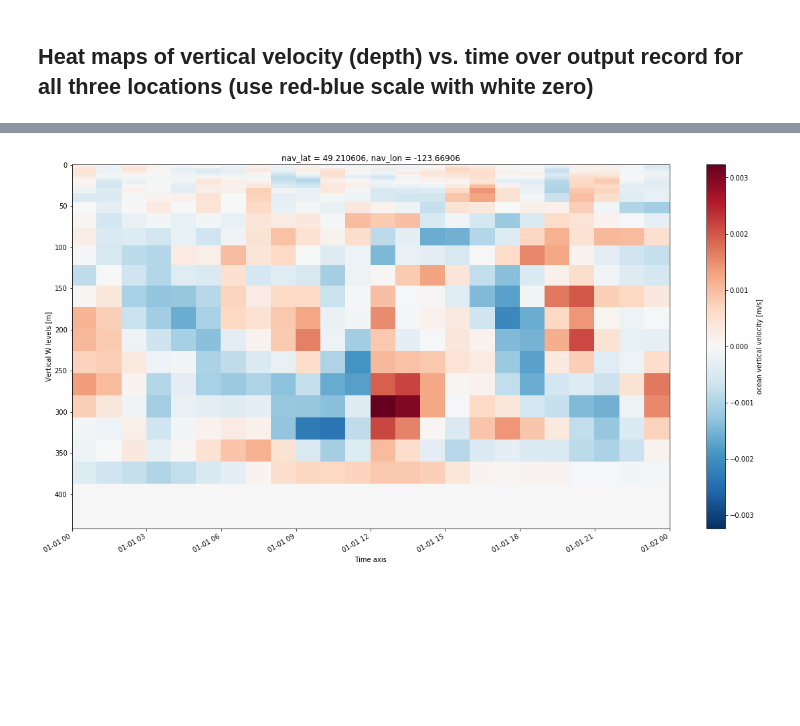
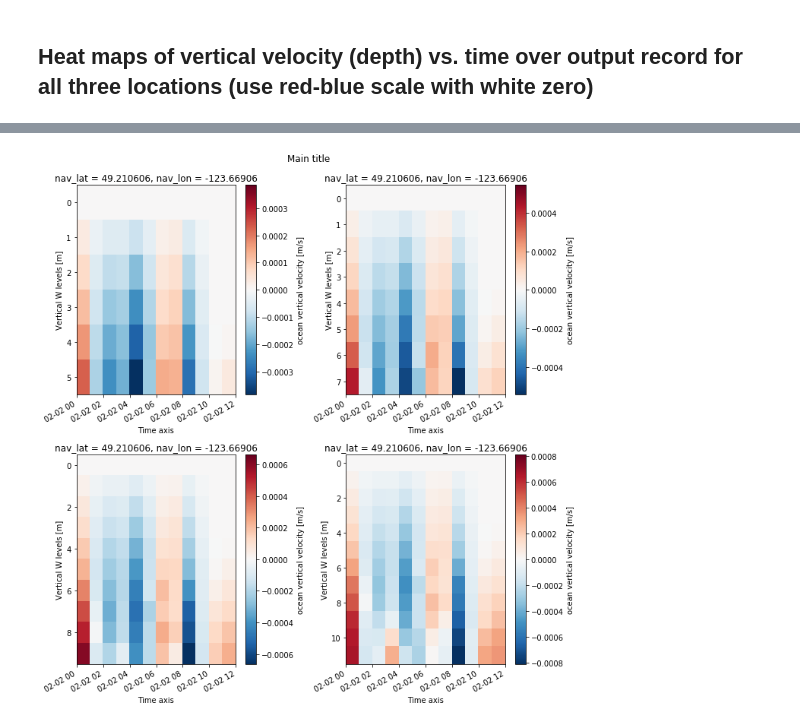
Before and after one commit to ambhudia/analysis-ashutosh, a Jupyter notebook: Salinity plots.ipynb, the cells around one changed output, grey strips where cells are left out. Cells and saved outputs as stored; diff of their text form; code cells hidden in the pictures; blank space fills up the shorter version.

Commit message:
further developmenton vertical velocities class

```diff
--- a/Salinity plots.ipynb
+++ b/Salinity plots.ipynb
@@ -45,35 +39,3 @@ def _convert_timestamp(time):
         second = '0' + second
     datetime64 = '{}-{}-{}T{}:{}:{}'.format(year, month, day, hour, minute, second)
     return datetime64
-# %%
-class vertical_velocities():
-    def __init__(self, xr_path):
-        xr_file = xr.open_dataset(xr_path)
-        self.xr_file = xr_file
-        self.begin_time = None
-        self.begin_time = None
-        self.top_depth = None
-        self.bottom_depth = None
-        self.__plot__()
-    def __plot__(self):
-        fig = plt.figure(figsize = (20,10))
-        if self.begin_time is None:
-            self.xr_file.vovecrtz.T.plot()
-        else:
-            self.xr_file.vovecrtz.sel(time_counter = slice(self.begin_time, self.end_time)).T.plot()
-        plt.gca().invert_yaxis()
-    def plot_max(self):
-        xrfile = self.xr_file
-        data = np.abs(xrfile.vovecrtz.values)
-        time = xrfile.time_counter.values
-        depths = xrfile.depthw.values
-        max_depths = []
-        for i in data:
-            max_depths.append(float(depths[np.where(i == i.max())][0]))
-        plt.plot(time, max_depths)
-    def time_slice(self, begin, end):
-        daterange = [parse(t) for t in [begin, end]]
-        assert(np.diff(daterange)[0].days >= 0), "Invalid Date Range"
-        self.begin_time = _convert_timestamp(daterange[0])
-        self.end_time = _convert_timestamp(daterange[1])
-        self.__plot__()
@@ -84,4 +41,0 @@ a = vertical_velocities('Vertical_velocity_profiles/sog2015.nc')
-# %%
-a.time_slice('1 Jan 2015', '2 Jan 2015')
-# %% [output]
-[figure, removed]
@@ -87,0 +119,14 @@ a.time_slice('1 Jan 2015', '2 Jan 2015')
+# %%
+fig = plt.figure(figsize = (10,10))
+ax = plt.subplot(2,2,1)
+a = vertical_velocities('Vertical_velocity_profiles/sog2015.nc', top = 0, bottom = 6, begin = '2 feb 2015 00:00', end = '2 Feb 2015 12:00')
+ax1 = plt.subplot(2,2,2)
+a = vertical_velocities('Vertical_velocity_profiles/sog2015.nc', top = 0, bottom = 8, begin = '2 feb 2015 00:00', end = '2 Feb 2015 12:00')
+ax2 = plt.subplot(2,2,3)
+a = vertical_velocities('Vertical_velocity_profiles/sog2015.nc', top = 0, bottom = 10, begin = '2 feb 2015 00:00', end = '2 Feb 2015 12:00')
+ax3 = plt.subplot(2,2,4)
+a = vertical_velocities('Vertical_velocity_profiles/sog2015.nc', top = 0, bottom = 12, begin = '2 feb 2015 00:00', end = '2 Feb 2015 12:00')
+plt.suptitle('Main title', y=1.02)
+plt.tight_layout()
+# %% [output]
+[figure, added]
```
Also changed, not shown: parts of 5 cells of this notebook, 2 other files.
